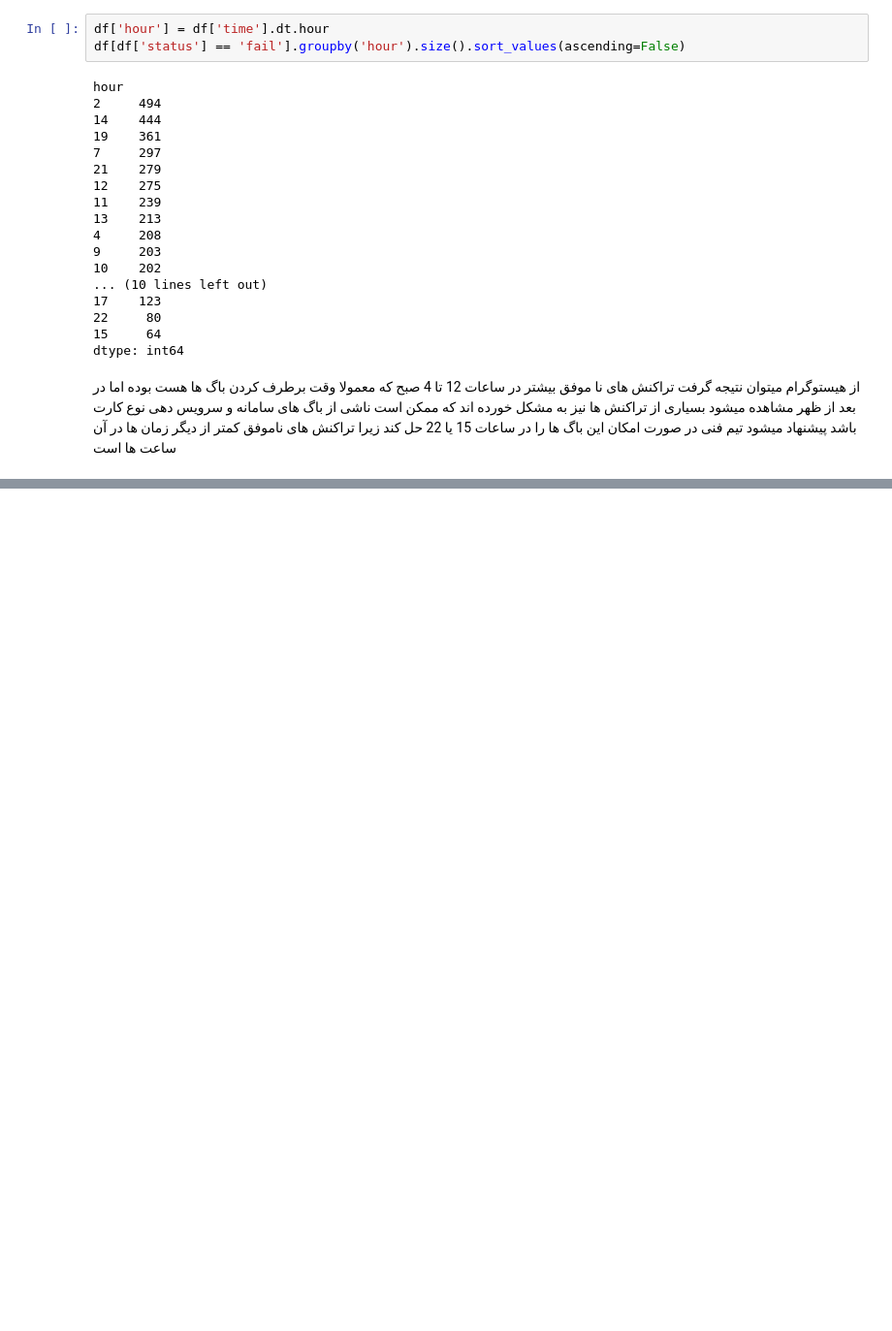
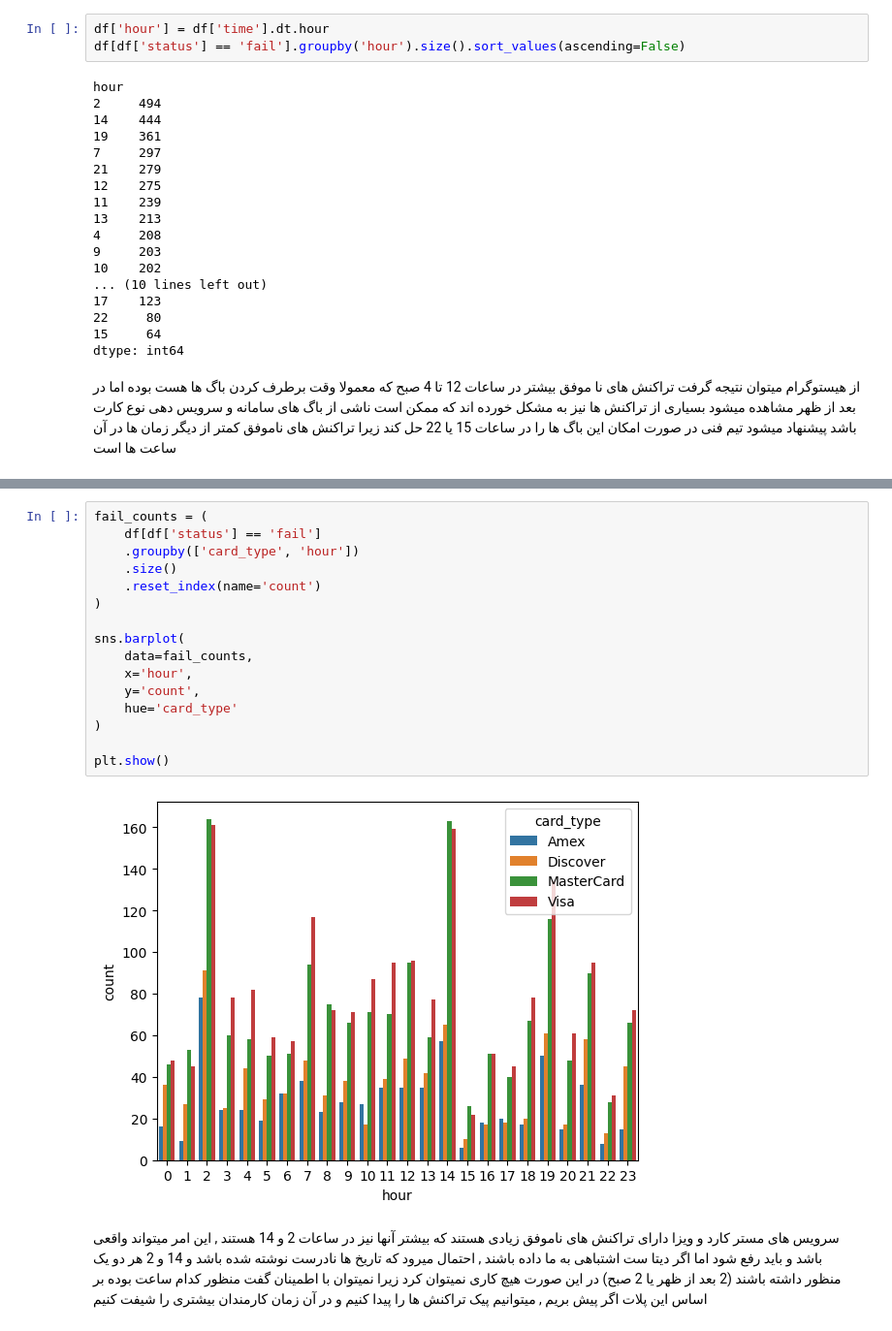
Before and after one commit to MRXLANTERN1390/IranianCustomer_Payment, a Jupyter notebook: NoteBook.ipynb, the cells around one changed output, grey strips where cells are left out. Shown at 97% size. Drawn from its saved outputs; the diff is of its cells as text; blank space fills up the shorter version.

```diff
--- a/NoteBook.ipynb
+++ b/NoteBook.ipynb
@@ -510,0 +529,22 @@ dtype: int64
+# %%
+fail_counts = (
+    df[df['status'] == 'fail']
+    .groupby(['card_type', 'hour'])
+    .size()
+    .reset_index(name='count')
+)
+
+sns.barplot(
+    data=fail_counts,
+    x='hour',
+    y='count',
+    hue='card_type'
+)
+
+plt.show()
+# %% [output]
+[figure, added]
+# %% [markdown]
+سرویس های مستر کارد و ویزا دارای تراکنش های ناموفق زیادی هستند که بیشتر آنها نیز در ساعات 2 و 14 هستند , این امر میتواند واقعی باشد و باید رفع شود اما اگر دیتا ست اشتباهی به ما داده باشند , احتمال میرود که تاریخ ها نادرست نوشته شده باشد و 14 و 2 هر دو یک منظور داشته باشند (2 بعد از ظهر یا 2 صبح)
+در این صورت هیچ کاری نمیتوان کرد زیرا نمیتوان با اطمینان گفت منظور کدام ساعت بوده
+بر اساس این پلات اگر پیش بریم , میتوانیم پیک تراکنش ها را پیدا کنیم و در آن زمان کارمندان بیشتری را شیفت کنیم
```
Also changed, not shown: parts of 1 cell of this notebook.
